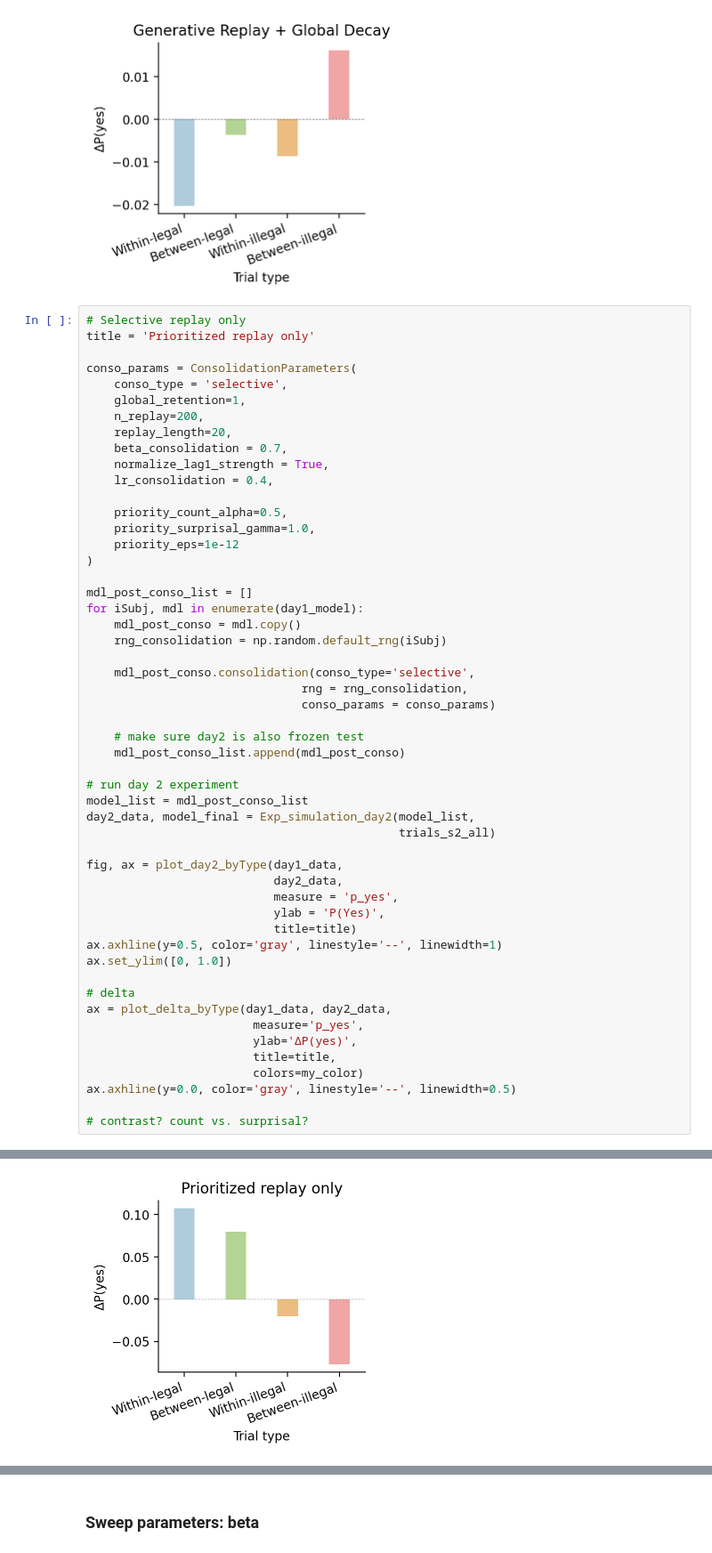
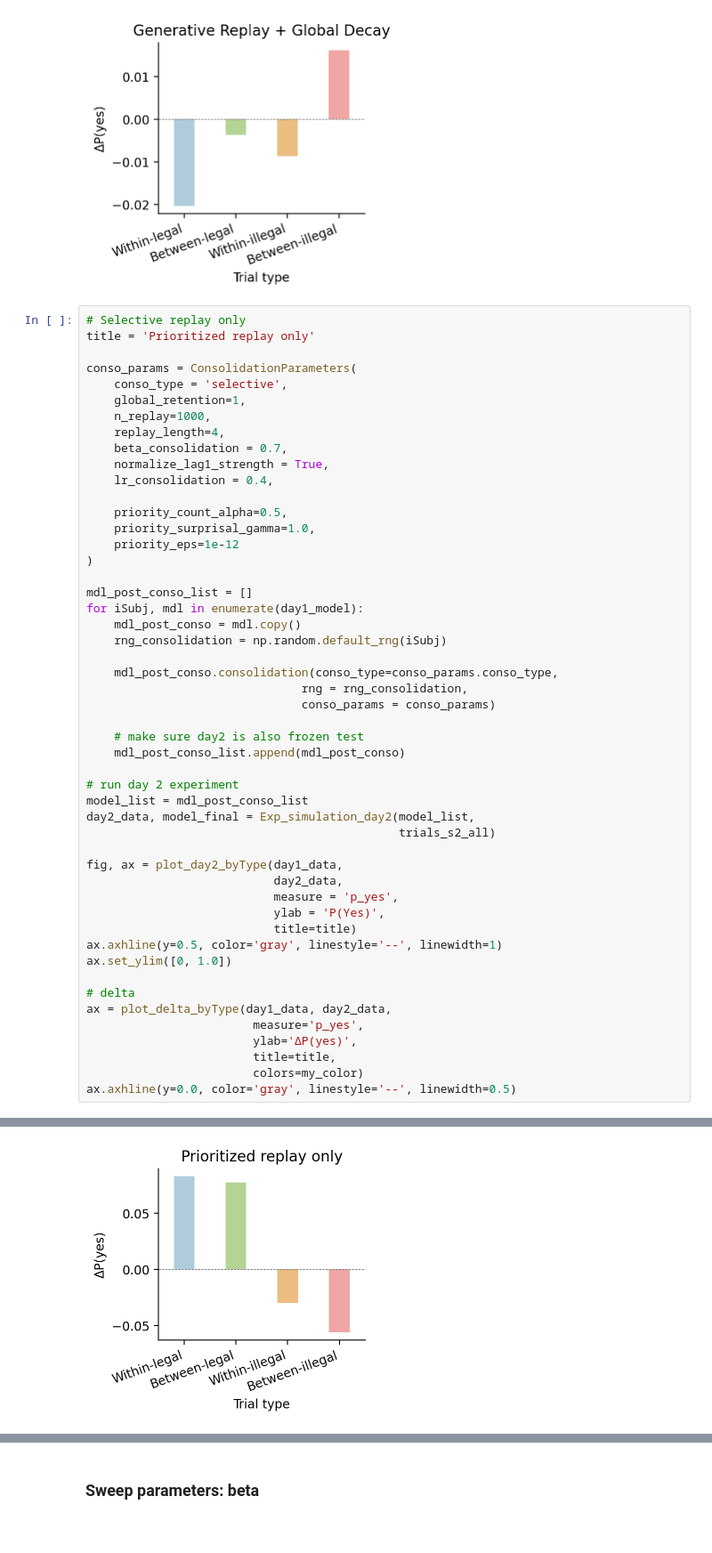
Before and after one commit to Xiaoyue-Zhou/Auditory-Structure-Learning-Model, a Jupyter notebook: Hebbian_exponential_decay.ipynb, the cells around one changed output, grey strips where cells are left out. Shown at 89% size. Saved outputs shown, nothing was run; the diff lists cells and outputs as text.

```diff
--- a/Hebbian_exponential_decay.ipynb
+++ b/Hebbian_exponential_decay.ipynb
@@ -435,8 +438,8 @@ title = 'Prioritized replay only'
 conso_params = ConsolidationParameters(
     conso_type = 'selective',
     global_retention=1,
-    n_replay=200,
-    replay_length=20,
+    n_replay=1000,
+    replay_length=4,
     beta_consolidation = 0.7,
     normalize_lag1_strength = True,
     lr_consolidation = 0.4,
@@ -451,7 +454,7 @@ for iSubj, mdl in enumerate(day1_model):
     mdl_post_conso = mdl.copy()
     rng_consolidation = np.random.default_rng(iSubj)
 
-    mdl_post_conso.consolidation(conso_type='selective',
+    mdl_post_conso.consolidation(conso_type=conso_params.conso_type,
                                rng = rng_consolidation,
                                conso_params = conso_params)
 
@@ -478,7 +481,5 @@ ax = plot_delta_byType(day1_data, day2_data,
                         title=title,
                         colors=my_color)
 ax.axhline(y=0.0, color='gray', linestyle='--', linewidth=0.5)
-
-# contrast? count vs. surprisal?
 # %% [output]
 <matplotlib.lines.Line2D at 0x...>
@@ -486,4 +487,4 @@ ax.axhline(y=0.0, color='gray', linestyle='--', linewidth=0.5)
-[figure, old version]
+[figure, new version]
 # %%
 # Selective replay + global decay
 title = 'Prioritized replay + Global Decay'
```
Also changed, not shown: parts of 5 cells of this notebook, 1 other file.
